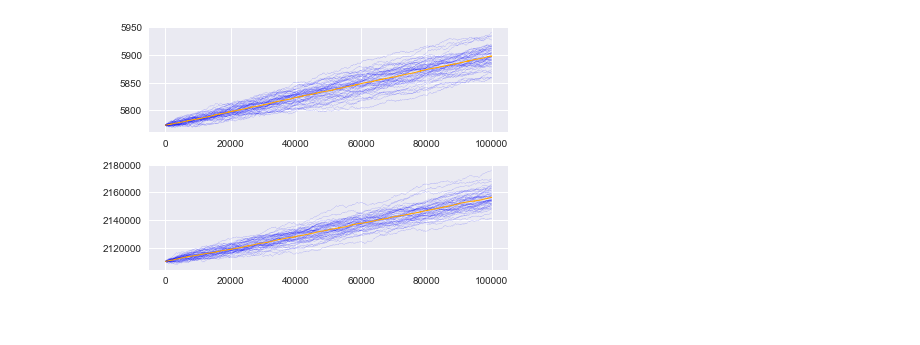
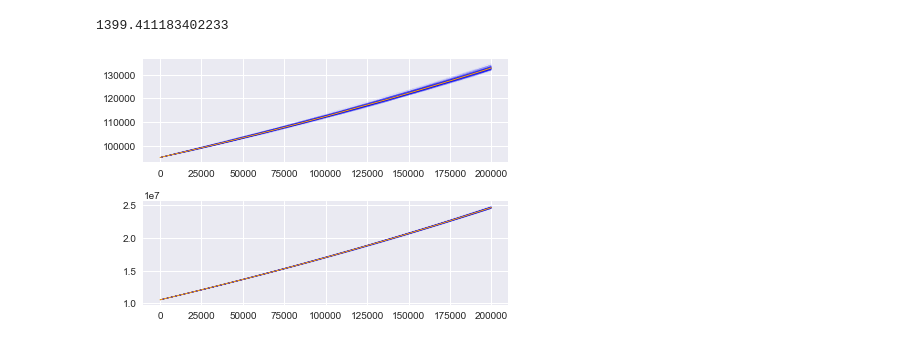
Before and after one commit to Ngort/Cellsim, a Jupyter notebook: Cellsim/Cellsim_stochastic.ipynb, the cells around one changed output. Cells and saved outputs as stored; diff of their text form; code cells hidden in the pictures.

Commit message:
Empirical conditions as a function of cell volume

```diff
--- a/Cellsim/Cellsim_stochastic.ipynb
+++ b/Cellsim/Cellsim_stochastic.ipynb
@@ -34,8 +41,8 @@ gamma = 0.0138172
 eta0 = 6.205e-6
 phi0 = 6.205e-6
 
-r_R = 1e1
-r_P = 1e1
+r_R = 63
+r_P = 63
 l_R = 5000
 l_P = 975
 
@@ -48,11 +55,23 @@ h = 0.01
 
 R_0, P_0 = 5773,2.11e6
 # %%
-def trajectory(T=100000):
+n_ribo_volume = lambda volume : (7.280245377599019e21*(1 + 1.3322199014570686e-12/
+    volume**0.6454883435592754)*volume**0.6971221467560254)/(-5000*(1 +
+1.3322199014570686e-12/volume**0.6454883435592754) +
+  1.3525663798553437e-6/volume**0.6454883435592754)
+
+n_prot_volume = lambda volume : 7.466918335998994e18*volume**0.6971221467560254
+
+div_time_volume = lambda volume : 1.4881390043125451e-8/volume**0.6454883435592754
+
+def trajectory(V, T=100000):
     R_t = np.zeros(T)
     P_t = np.zeros(T)
 
-    R_0, P_0 = 5773,2.11e6
+    R_0 = n_ribo_volume(V)
+    P_0 = n_prot_volume(V)
+
+    R_0, P_0 =  np.random.normal(R_0, 20), np.random.normal(P_0, 2e4)
 
     for t in range(T):
         eta = np.random.normal(eta0, 1e-3)
@@ -69,33 +88,53 @@ def trajectory(T=100000):
 
     return {'Ribosomes': R_t,
             'Proteins' : P_t}
+# %%
+div_time_volume(10e-18)
+# %% [output]
+1399.411183402233
 # %%
-iterations = 100000
-n_traj = 50
+iterations = 200000
+n_traj = 200
 
 
-traj = [trajectory(iterations) for x in range(n_traj)]
+traj = [trajectory(10e-18,iterations) for x in range(n_traj)]
 
 
 
 avg_ribo = np.vstack([traj[x]['Ribosomes'] for x in range(n_traj)]).mean(0)
 avg_prot = np.vstack([traj[x]['Proteins'] for x in range(n_traj)]).mean(0)
 
-ribo_t = [traj[x]['Ribosomes'][n_traj//2] for x in range(n_traj)]
-prot_t = [traj[x]['Proteins'][n_traj//2] for x in range(n_traj)]
+# ribo_t0 = np.array([traj[x]['Ribosomes'][10] for x in range(n_traj)])
+# prot_t0 = np.array([traj[x]['Proteins'][10] for x in range(n_traj)])
+
+# ribo_t1 = np.array([traj[x]['Ribosomes'][round(n_traj//5)] for x in range(n_traj)])
+# prot_t1 = np.array([traj[x]['Proteins'][round(n_traj//5)] for x in range(n_traj)])
+
+# ribo_t2 = np.array([traj[x]['Ribosomes'][round(n_traj//(5/2))] for x in range(n_traj)])
+# prot_t2 = np.array([traj[x]['Proteins'][round(n_traj//(5/2))] for x in range(n_traj)])
+
+# ribo_t3 = np.array([traj[x]['Ribosomes'][round(n_traj//(5/3))] for x in range(n_traj)])
+# prot_t3 = np.array([traj[x]['Proteins'][round(n_traj//(5/3))] for x in range(n_traj)])
+
+# ribo_t4 = np.array([traj[x]['Ribosomes'][round(n_traj//(5/4))] for x in range(n_traj)])
+# prot_t4 = np.array([traj[x]['Proteins'][round(n_traj//(5/4))] for x in range(n_traj)])
+
+# ribo_tf = np.array([traj[x]['Ribosomes'][-10] for x in range(n_traj)])
+# prot_tf = np.array([traj[x]['Proteins'][-10] for x in range(n_traj)])
+
 
 
 fig, axes = plt.subplots(2)
 
 for x in range(n_traj):
     axes[0].plot(traj[x]['Ribosomes'], linewidth=0.1, c='b', alpha=0.3)
     axes[1].plot(traj[x]['Proteins'], linewidth=0.1, c='b', alpha=0.3)
 
 axes[0].plot(avg_ribo, linewidth=1, c='orange')
 axes[1].plot(avg_prot, linewidth=1, c='orange')
 
 #plt.yscale('log')
 plt.tight_layout()
 plt.show()
 # %% [output]
-[figure, old version]
+[figure, new version]
```
Also changed, not shown: parts of 27 cells of this notebook.
